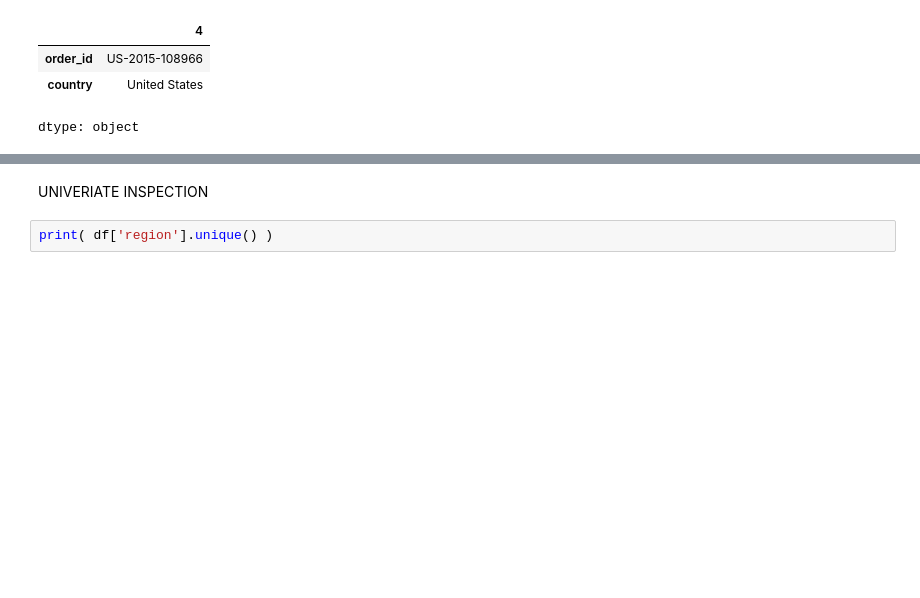
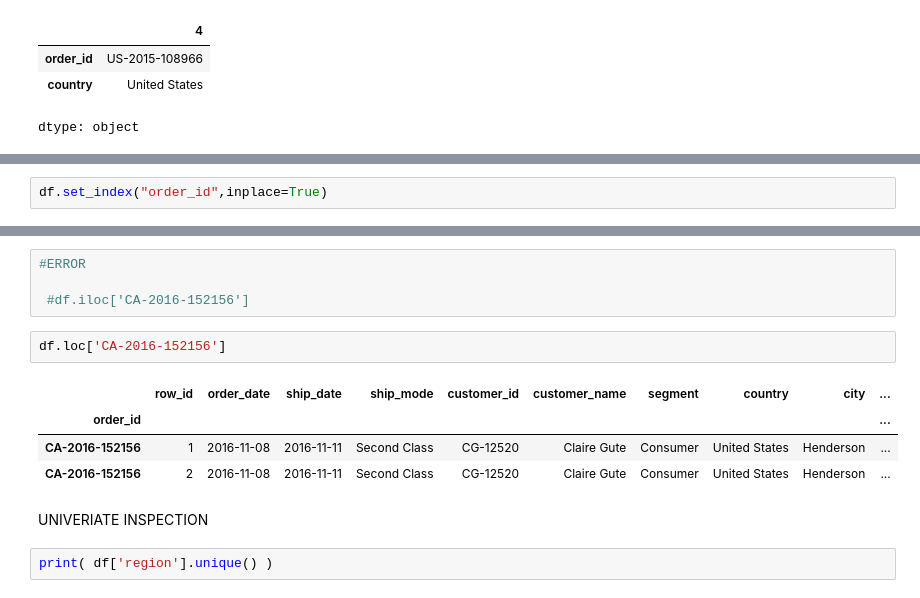
Before and after one commit to Sru-j/daily_lab_activities, a Jupyter notebook: data_load_url.ipynb, the cells around one changed output, grey strips where cells are left out. Saved outputs shown, nothing was run; the diff lists cells and outputs as text; blank space fills up the shorter version.

```diff
--- a/data_load_url.ipynb
+++ b/data_load_url.ipynb
@@ -391,0 +386,2 @@ dtype: object
+# %%
+df.set_index("order_id",inplace=True)
@@ -392,3 +426,14 @@ dtype: object
+# %%
+#ERROR
+
+ #df.iloc['CA-2016-152156']
+# %%
+df.loc['CA-2016-152156']
+# %% [output]
+|  | row_id | order_date | ship_date | ship_mode | customer_id | customer_name | segment | country | city | ... |
+| order_id |  |  |  |  |  |  |  |  |  | ... |
+| CA-2016-152156 | 1 | 2016-11-08 | 2016-11-11 | Second Class | CG-12520 | Claire Gute | Consumer | United States | Henderson | ... |
+| CA-2016-152156 | 2 | 2016-11-08 | 2016-11-11 | Second Class | CG-12520 | Claire Gute | Consumer | United States | Henderson | ... |
 # %% [markdown]
 UNIVERIATE INSPECTION
 # %%
```
Also changed, not shown: parts of 8 cells of this notebook.
